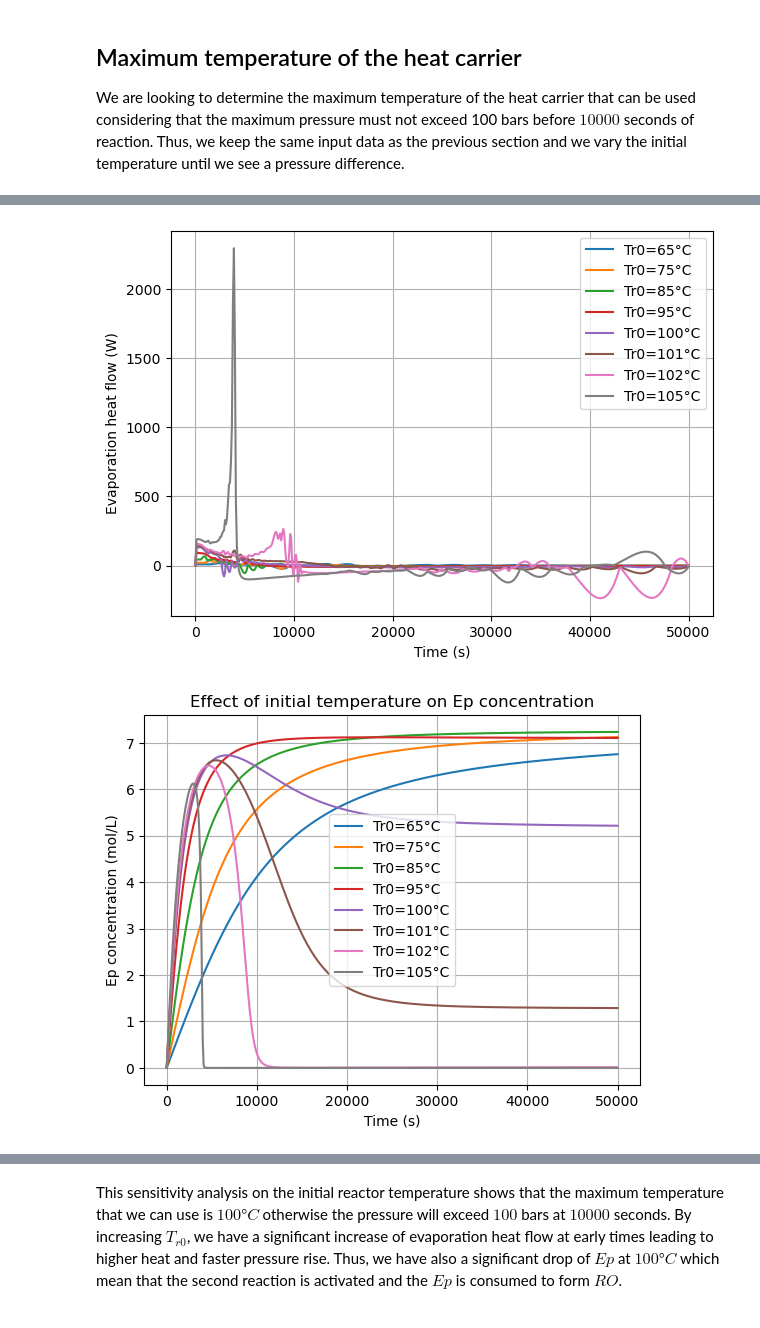
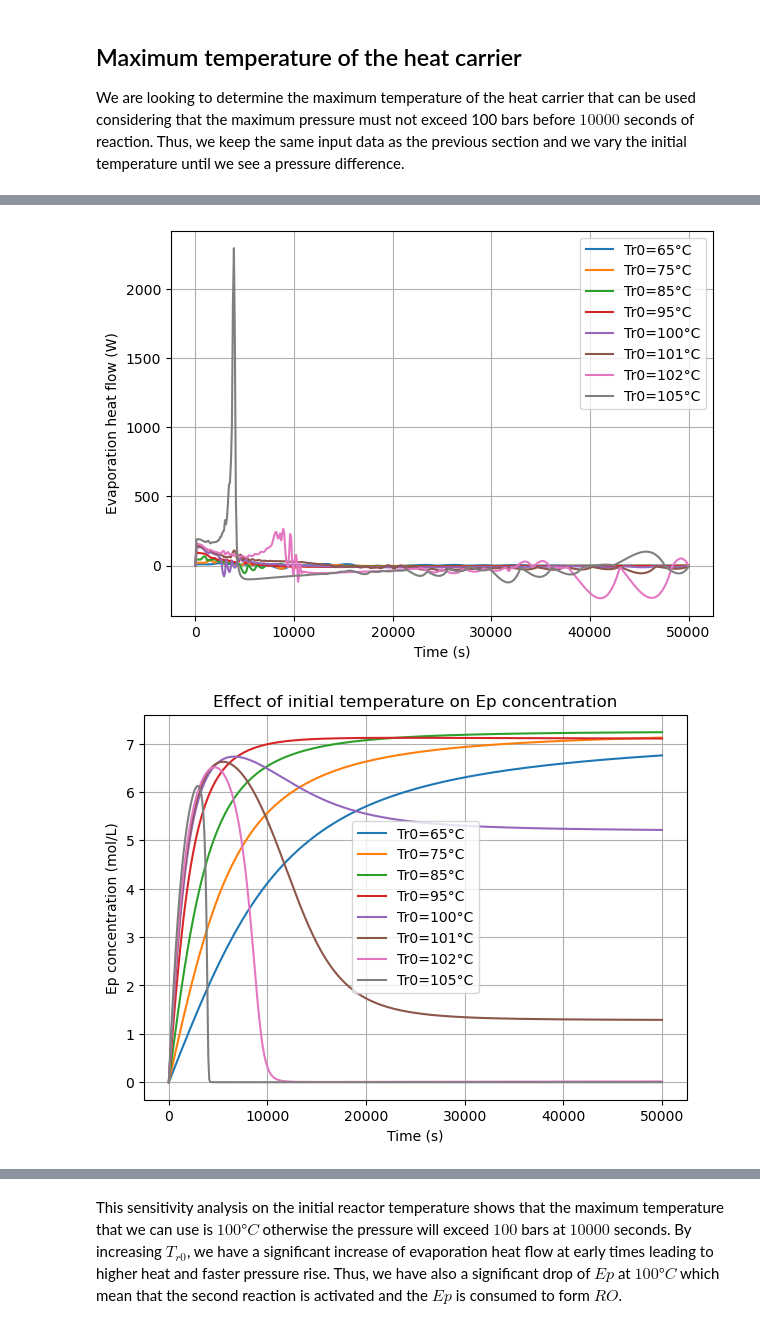
Before and after one commit to 0Renay0/epoxidation-of-allyl-chloride, a Jupyter notebook: main.ipynb, the cells around one changed output, grey strips where cells are left out. Cells and saved outputs as stored; diff of their text form; code cells hidden in the pictures.

```diff
--- a/main.ipynb
+++ b/main.ipynb
@@ -1554,19 +1554,21 @@ We are looking to determine the maximum temperature of the heat carrier that can
 # %%
 # Sensitivity study on initial temperature Tr0
 
-Tr0_list_C = [65, 75, 85, 95, 100,101, 102, 105]
+Tr0_list_C = [65, 75, 85, 95, 100, 101, 102, 105]
 Tr0_list = [T + 273.15 for T in Tr0_list_C]
+
+t_eval = np.linspace(0, 50000, 501)
+t = t_eval
 
 results_Tr = {}
 results_P = {}
 results_qevap = {}
+results_Ep = {}
 
 for Tr0 in Tr0_list:
 
-    # Jacket temperature
     Tj = Tr0
 
-    # equilibrium gas at t=0
     W_star0  = (10**(11.008-(2239.7/Tr0)))/(Rg*Tr0)
     HP_star0 = (10**(9.9669-(2175/Tr0)))/(Rg*Tr0)
     CA_star0 = (10**(9.7621-(1511.9/Tr0)))/(Rg*Tr0)
@@ -1577,17 +1579,15 @@ for Tr0 in Tr0_list:
     nEp_gas0 = Ep_star0 * Vheadspace
     nW_gas0  = W_star0  * Vheadspace
 
-    # initial state
     c0 = [7.26, 9.15, 0, 0, 7.41, 0, 0,
           nCA_gas0, nHP_gas0, nEp_gas0, nW_gas0,
           90, Tr0]
 
-    # solver
     sol = solve_ivp(df, (0, 50000), c0, method='BDF', t_eval=t_eval)
 
-    t = sol.t
     Tr = sol.y[12]
     mr = sol.y[11]
+    Ep = sol.y[2]
 
     nO2_gas = sol.y[6]
     nCA_gas = sol.y[7]
@@ -1597,8 +1597,7 @@ for Tr0 in Tr0_list:
 
     # pressure
     nN2 = (PN2 * Vheadspace) / (Rg * Tr0)
-    P = ((nO2_gas + nCA_gas + nHP_gas + nEp_gas + nW_gas + nN2)
-         * Rg * Tr / Vheadspace) / 1e5
+    P = ((nO2_gas + nCA_gas + nHP_gas + nEp_gas + nW_gas + nN2) * Rg * Tr / Vheadspace) / 1e5
 
     # evaporation heat flow
     W_star  = (10**(11.008-(2239.7/Tr)))/(Rg*Tr)
@@ -1613,57 +1612,45 @@ for Tr0 in Tr0_list:
       + Vheadspace*kla2*(W_star  - nW_gas /Vheadspace)*Hvap_W
     )
 
-    # results
     results_Tr[Tr0] = Tr
     results_P[Tr0] = P
     results_qevap[Tr0] = qevap
+    results_Ep[Tr0] = Ep
 
-# Plot
+
+# Plots
 plt.figure(figsize=(7,5))
 for Tr0 in Tr0_list:
     plt.plot(t, results_Tr[Tr0]-273.15, label=f"Tr0={Tr0-273.15:.0f}°C")
-
 plt.xlabel("Time (s)")
 plt.ylabel("Reactor temperature (°C)")
-plt.legend()
-plt.grid(True)
-plt.show()
+plt.legend(); plt.grid(True); plt.show()
 
 plt.figure(figsize=(7,5))
 for Tr0 in Tr0_list:
     plt.plot(t, results_qevap[Tr0], label=f"Tr0={Tr0-273.15:.0f}°C")
-
 plt.xlabel("Time (s)")
 plt.ylabel("Evaporation heat flow (W)")
-plt.legend()
-plt.grid(True)
-plt.show()
+plt.legend(); plt.grid(True); plt.show()
 
-plt.figure()
+plt.figure(figsize=(7,5))
 for Tr0 in Tr0_list:
-    plt.plot(t, results[Tr0]["Ep"], label=f"Tr0={Tr0-273.15:.0f}°C")
-
+    plt.plot(t, results_Ep[Tr0], label=f"Tr0={Tr0-273.15:.0f}°C")
 plt.xlabel("Time (s)")
 plt.ylabel("Ep concentration (mol/L)")
 plt.title("Effect of initial temperature on Ep concentration")
-plt.legend()
-plt.grid(True)
-plt.show()
-
+plt.legend(); plt.grid(True); plt.show()
 
 plt.figure(figsize=(7,5))
 for Tr0 in Tr0_list:
     plt.plot(t, results_P[Tr0], label=f"Tr0={Tr0-273.15:.0f}°C")
-
 plt.xlabel("Time (s)")
 plt.ylabel("Pressure (bar)")
-plt.legend()
-plt.grid(True)
-plt.show()
+plt.legend(); plt.grid(True); plt.show()
 # %% [output]
 [figure]
 [figure]
-[figure, old version]
+[figure, new version]
 [figure]
 # %% [markdown]
 This sensitivity analysis on the initial reactor temperature shows that the maximum temperature that we can use is $100°C$ otherwise the pressure will exceed $100$ bars at $10000$ seconds. By increasing $T_{r0}$, we have a significant increase of evaporation heat flow at early times leading to higher heat and faster pressure rise. Thus, we have also a significant drop of $Ep$ at $100°C$ which mean that the second reaction is activated and the $Ep$ is consumed to form $RO$.
```
Also changed, not shown: parts of 2 cells of this notebook.
